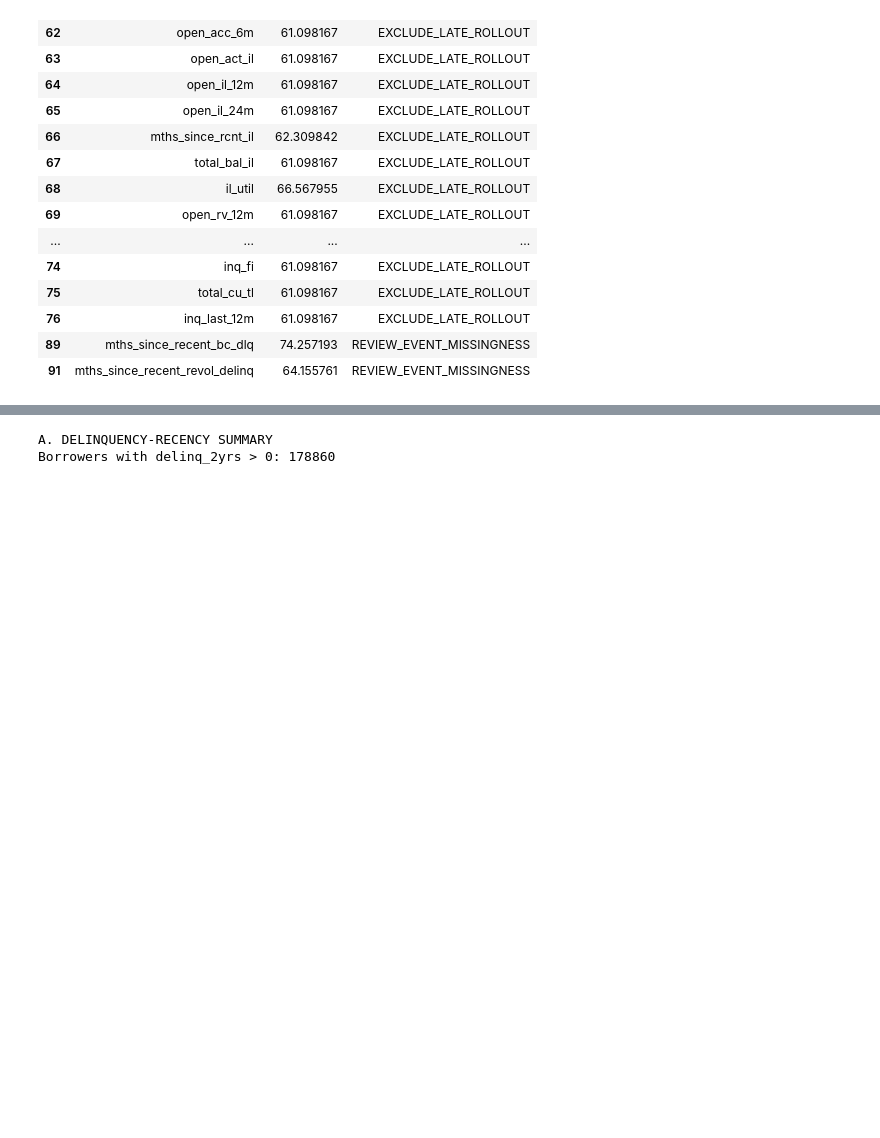
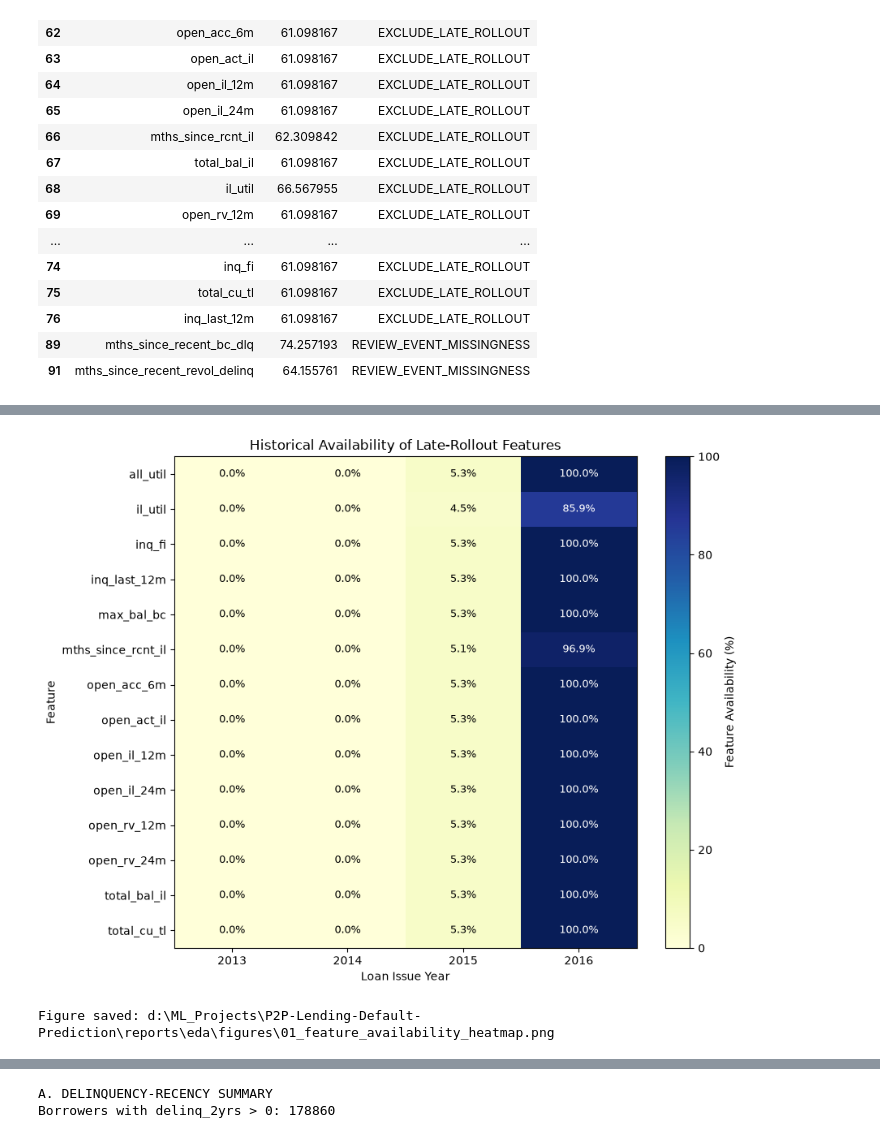
Before and after one commit to kaushal-trada/P2P-Lending-Default-Prediction, a Jupyter notebook: notebooks/01_eda.ipynb, the cells around one changed output, grey strips where cells are left out. Drawn from its saved outputs; the diff is of its cells as text; code cells hidden in the pictures; blank space fills up the shorter version.

```diff
--- a/notebooks/01_eda.ipynb
+++ b/notebooks/01_eda.ipynb
@@ -1212 +1224,75 @@ No original dataset columns have been physically removed.
+# %%
+
+
+# 01.5.2 — Feature availability visualization
+
+import matplotlib.pyplot as plt
+import numpy as np
+from pathlib import Path
+
+FIGURE_DIR = ROOT / "reports" / "eda" / "figures"
+FIGURE_DIR.mkdir(parents=True, exist_ok=True)
+
+features = sorted(late_rollout)
+years = [2013, 2014, 2015, 2016]
+
+coverage = year_coverage.loc[features, years].astype(float)
+
+fig, ax = plt.subplots(figsize=(9, 7))
+
+im = ax.imshow(
+    coverage.to_numpy(),
+    aspect="auto",
+    cmap="YlGnBu",
+    vmin=0,
+    vmax=100
+)
+
+ax.set_xticks(range(len(years)))
+ax.set_xticklabels(years)
+
+ax.set_yticks(range(len(features)))
+ax.set_yticklabels(features)
+
+for i in range(len(features)):
+    for j in range(len(years)):
+        value = coverage.iloc[i, j]
+
+        ax.text(
+            j, i,
+            f"{value:.1f}%",
+            ha="center",
+            va="center",
+            fontsize=9,
+            color="white" if value > 65 else "black"
+        )
+
+fig.colorbar(
+    im,
+    ax=ax,
+    label="Feature Availability (%)"
+)
+
+ax.set_title(
+    "Historical Availability of Late-Rollout Features"
+)
+ax.set_xlabel("Loan Issue Year")
+ax.set_ylabel("Feature")
+
+plt.tight_layout()
+
+figure_path = FIGURE_DIR / "01_feature_availability_heatmap.png"
+
+fig.savefig(
+    figure_path,
+    dpi=300,
+    bbox_inches="tight"
+)
+
+plt.show()
+
+print("Figure saved:", figure_path)
+# %% [output]
+[figure, added]
+Figure saved: d:\ML_Projects\P2P-Lending-Default-Prediction\reports\eda\figures\01_feature_availability_heatmap.png
 # %% [markdown]
```
Also changed, not shown: parts of 28 cells of this notebook, 12 other files.
